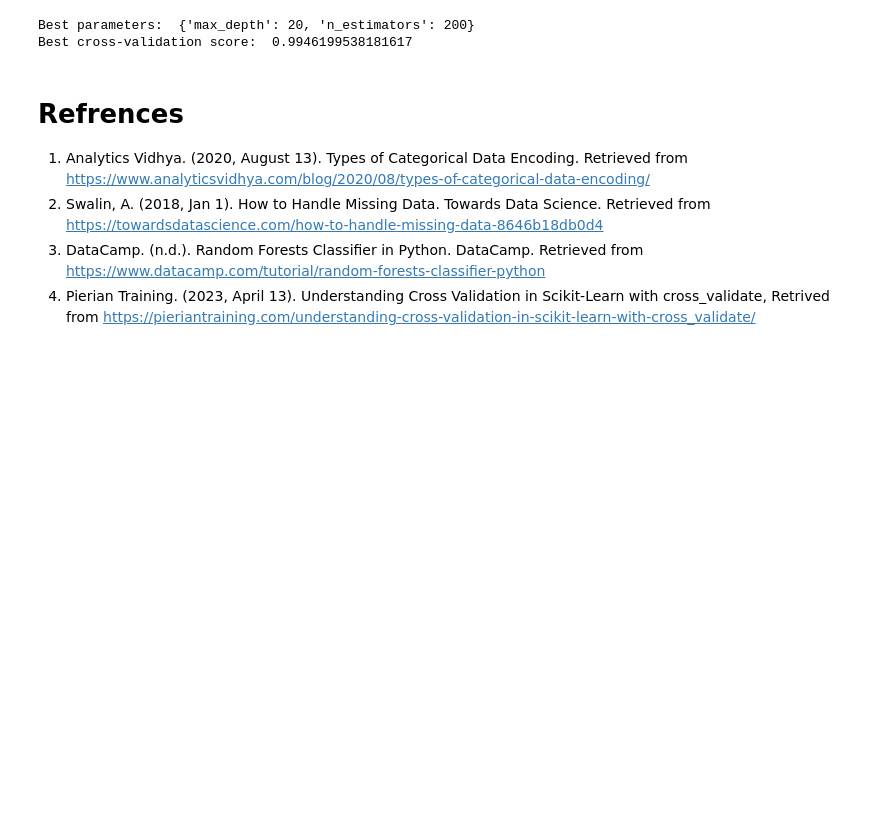
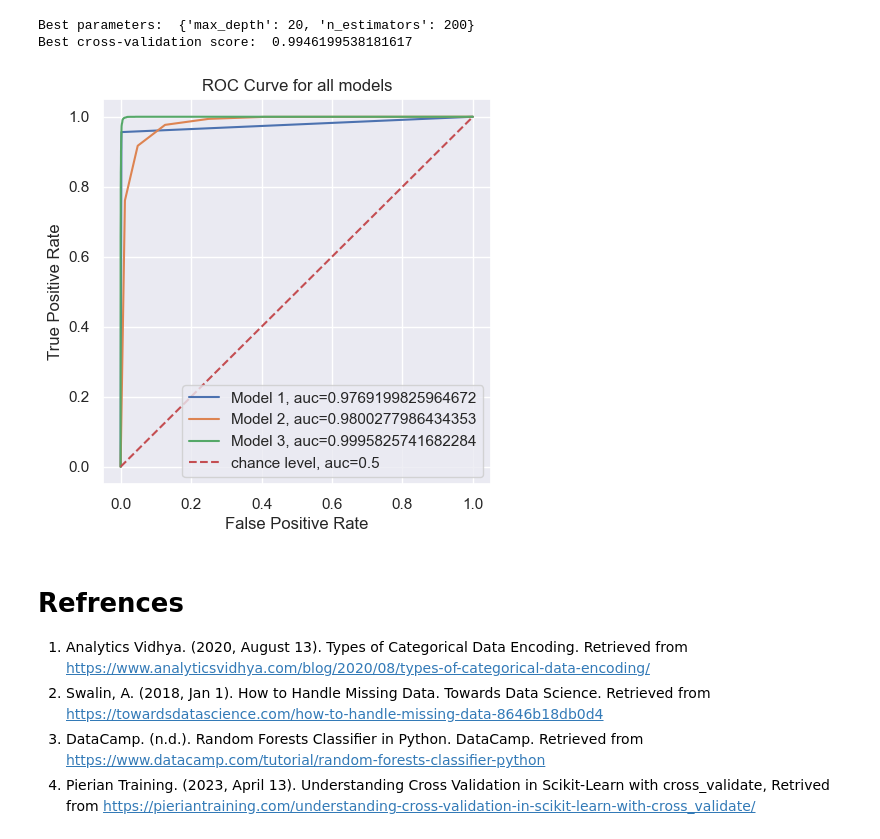
Before and after one commit to mercy-nwachukwu/7072CEM, a Jupyter notebook: classification.ipynb, the cells around one changed output. Cells and saved outputs as stored; diff of their text form; code cells hidden in the pictures; blank space fills up the shorter version.

```diff
--- a/classification.ipynb
+++ b/classification.ipynb
@@ -398,8 +391,8 @@ knn_score = knn_clf_5.score(model_2X_test_scaled, knn_y_test)
 knn_pred = knn_clf_5.predict(model_2X_test_scaled) # get predicted labels for model
 
 knn2_pred = knn_clf_5.predict_proba(model_2X_test_scaled)[:,1]
-model2_roc_auc = roc_auc_score(knn_y_test, knn2_pred)
-print("rouc-auc score:", {model2_roc_auc})
+knn2_roc_auc = roc_auc_score(knn_y_test, knn2_pred)
+print("rouc-auc score:", {knn2_roc_auc})
 
 # f1 score
 knn2_f1 = f1_score(knn_y_test, knn_pred)
@@ -416,5 +409,5 @@ print(f"precision: {knn2_precision}")
 knn2_cm = confusion_matrix(knn_y_test, knn_pred)
 print(f"confusion matrix: \n{knn2_cm}")
 
-knn_Tpositive2, knn_ypositive2, _ = roc_curve(knn_y_test, knn2_pred)
+knn_Tpositive2, knn_fpositive2, _ = roc_curve(knn_y_test, knn2_pred)
 # %% [output]
@@ -511,12 +500,12 @@ rfc_f1 = f1_score(rfc_y_test, rfc_predict)
 print(f"F1 score: {rfc_f1}")
 
 # Recall
-knn_recall = recall_score(rfc_y_test, rfc_predict)
-print(f"Recall: {knn_recall}")
+rfc_recall = recall_score(rfc_y_test, rfc_predict)
+print(f"Recall: {rfc_recall}")
 
 # Precision
-knn_precision = precision_score(rfc_y_test, rfc_predict)
-print(f"Precision: {knn_precision}")
+rfc_precision = precision_score(rfc_y_test, rfc_predict)
+print(f"Precision: {rfc_precision}")
 
 
 
@@ -525,6 +514,5 @@ rfc_cm = confusion_matrix(rfc_y_test, rfc_predict)
 print(f"Confusion Matrix: \n{rfc_cm}")
 
 # roc curve
-
-knn_Tpositives, knn_Fpositives, _ = roc_curve(rfc_y_test, rfc_y_proba)
+rfc_Tpositives, rfc_Fpositives, _ = roc_curve(rfc_y_test, rfc_y_proba)
 # %% [output]
@@ -569,6 +557,20 @@ print("Best cross-validation score: ", grid_search.best_score_)
 # %% [output]
 Best parameters:  {'max_depth': 20, 'n_estimators': 200}
 Best cross-validation score:  0.9946199538181617
+# %%
+# model 1 rouc curve
+plt.figure(figsize=(5,5))
+plt.plot(dtc_Tpositive, dtc_Fpositive, label="Model 1, auc="+str(dtc_roc))
+plt.plot(knn_Tpositive2, knn_fpositive2, label="Model 2, auc="+str(knn2_roc_auc))
+plt.plot(rfc_Tpositives, rfc_Fpositives, label="Model 3, auc="+str(rfc_roc_auc))
+plt.plot([0, 1], [0, 1], linestyle='--', label="chance level, auc=0.5")  # Random classifier
+plt.xlabel('False Positive Rate')
+plt.ylabel('True Positive Rate')
+plt.title('ROC Curve for all models')
+plt.legend(loc=4)
+plt.show()
+# %% [output]
+[figure, added]
 # %% [markdown]
 # Refrences
 
```
Also changed, not shown: parts of 7 cells of this notebook.
